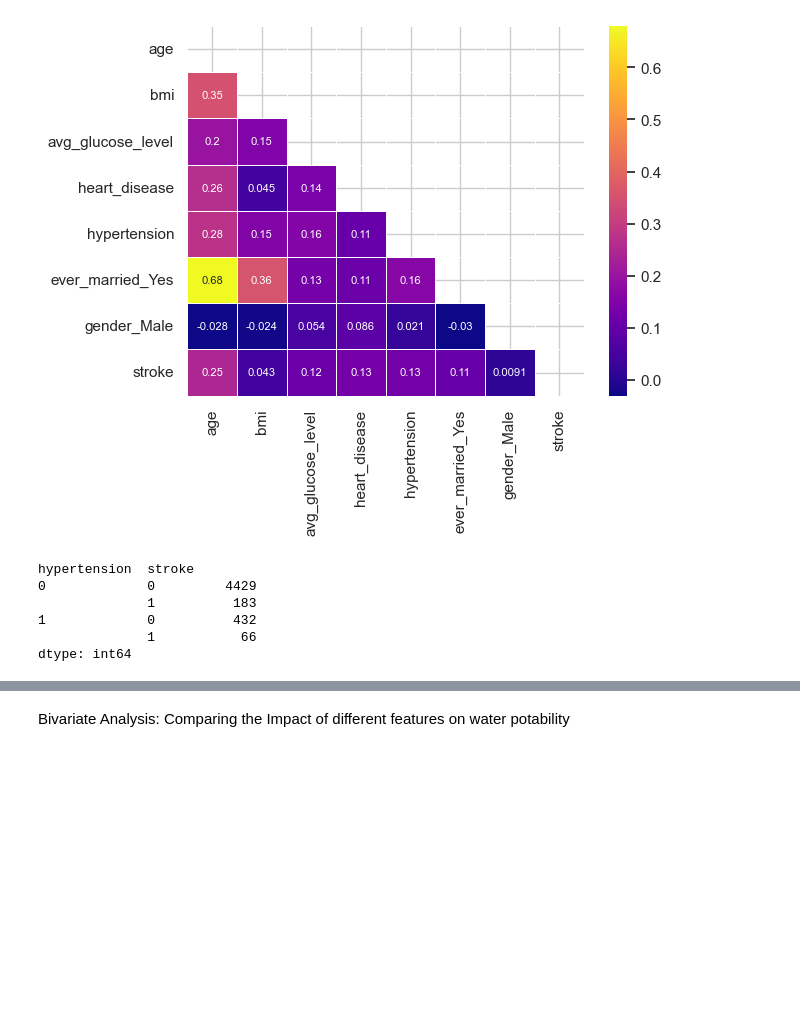
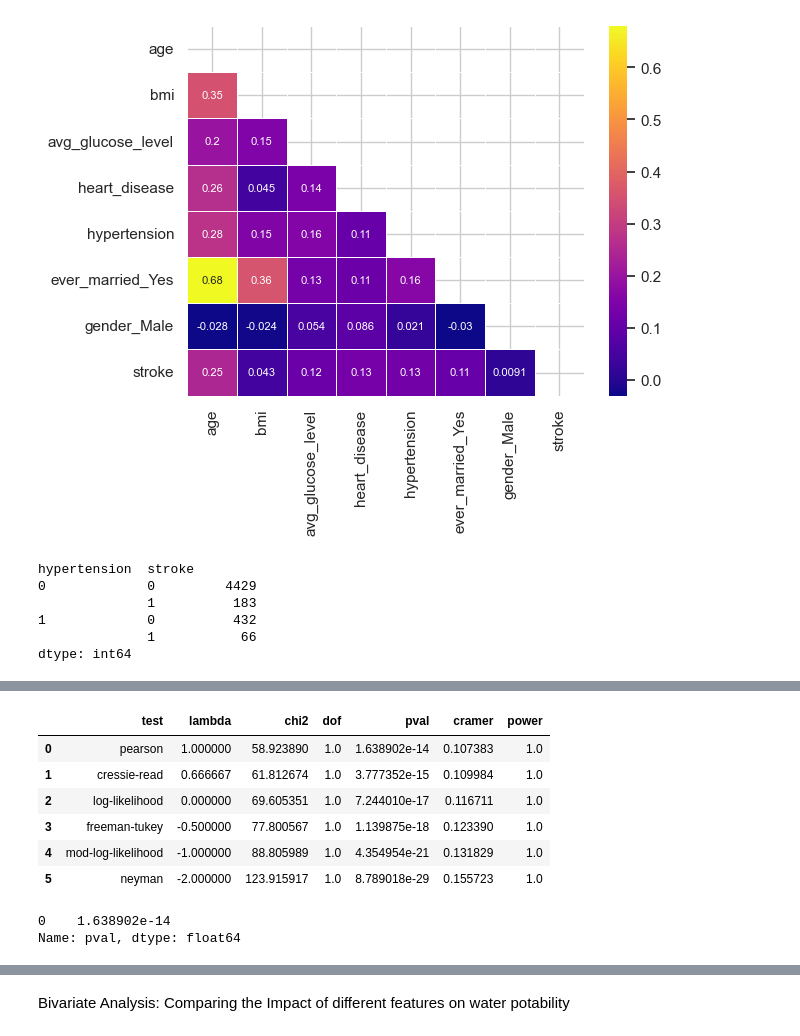
Before and after one commit to Lailah-Idrees/DA2_Assessment, a Jupyter notebook: jupyter_notebooks/Data_Visualisation.ipynb, the cells around one changed output, grey strips where cells are left out. Saved outputs shown, nothing was run; the diff lists cells and outputs as text; code cells hidden in the pictures; blank space fills up the shorter version.

```diff
--- a/jupyter_notebooks/Data_Visualisation.ipynb
+++ b/jupyter_notebooks/Data_Visualisation.ipynb
@@ -642,0 +711,16 @@ dtype: int64
+# %%
+expected, observed, stats = pg.chi2_independence(data=df, x='ever_married_Yes', y='stroke')
+stats
+# %% [output]
+|  | test | lambda | chi2 | dof | pval | cramer | power |
+| 0 | pearson | 1.000000 | 58.923890 | 1.0 | 1.638902e-14 | 0.107383 | 1.0 |
+| 1 | cressie-read | 0.666667 | 61.812674 | 1.0 | 3.777352e-15 | 0.109984 | 1.0 |
+| 2 | log-likelihood | 0.000000 | 69.605351 | 1.0 | 7.244010e-17 | 0.116711 | 1.0 |
+| 3 | freeman-tukey | -0.500000 | 77.800567 | 1.0 | 1.139875e-18 | 0.123390 | 1.0 |
+| 4 | mod-log-likelihood | -1.000000 | 88.805989 | 1.0 | 4.354954e-21 | 0.131829 | 1.0 |
+| 5 | neyman | -2.000000 | 123.915917 | 1.0 | 8.789018e-29 | 0.155723 | 1.0 |
+# %%
+stats.query("test=='pearson'")['pval']
+# %% [output]
+0    1.638902e-14
+Name: pval, dtype: float64
```
Also changed, not shown: parts of 18 cells of this notebook.
